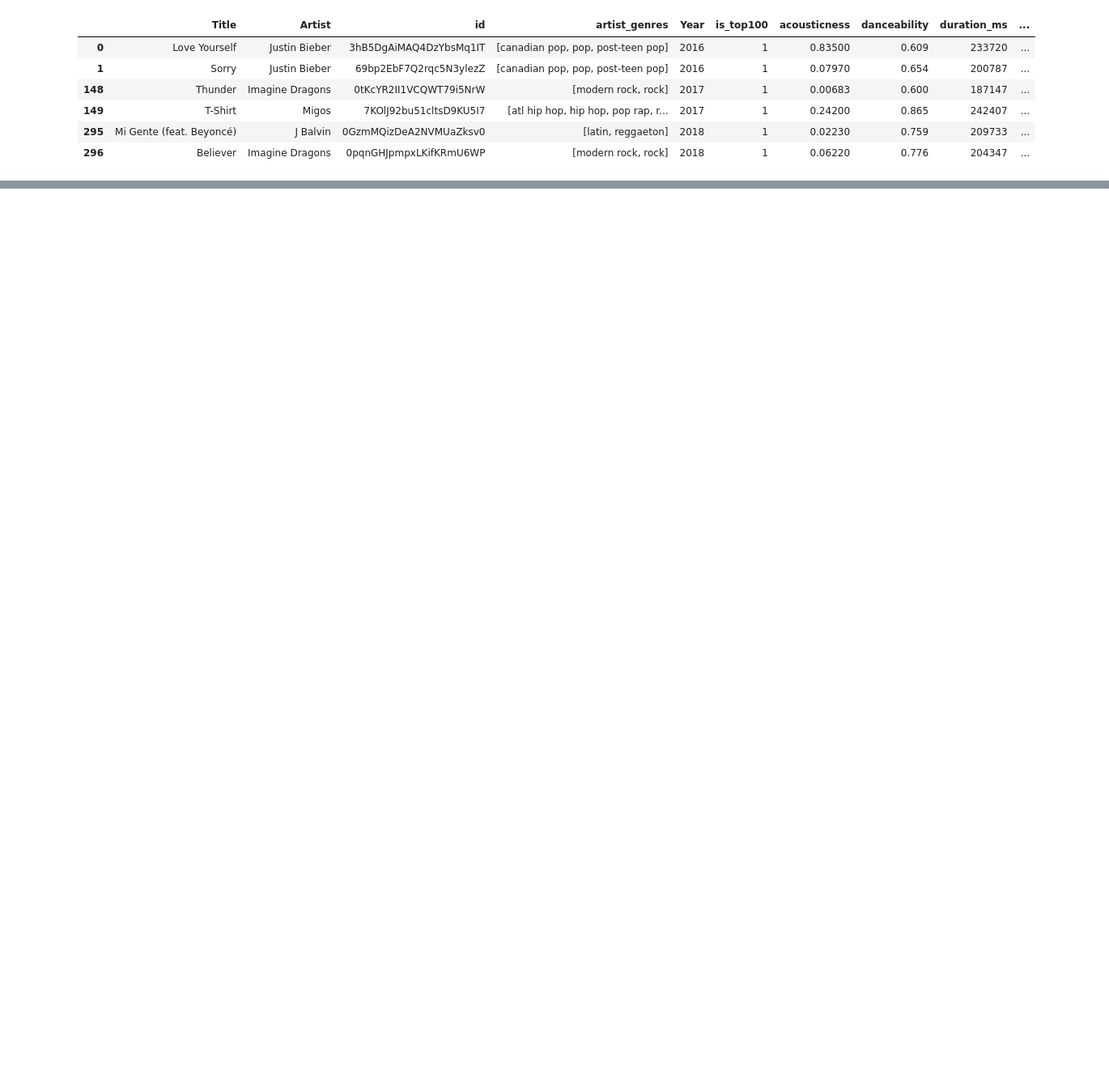
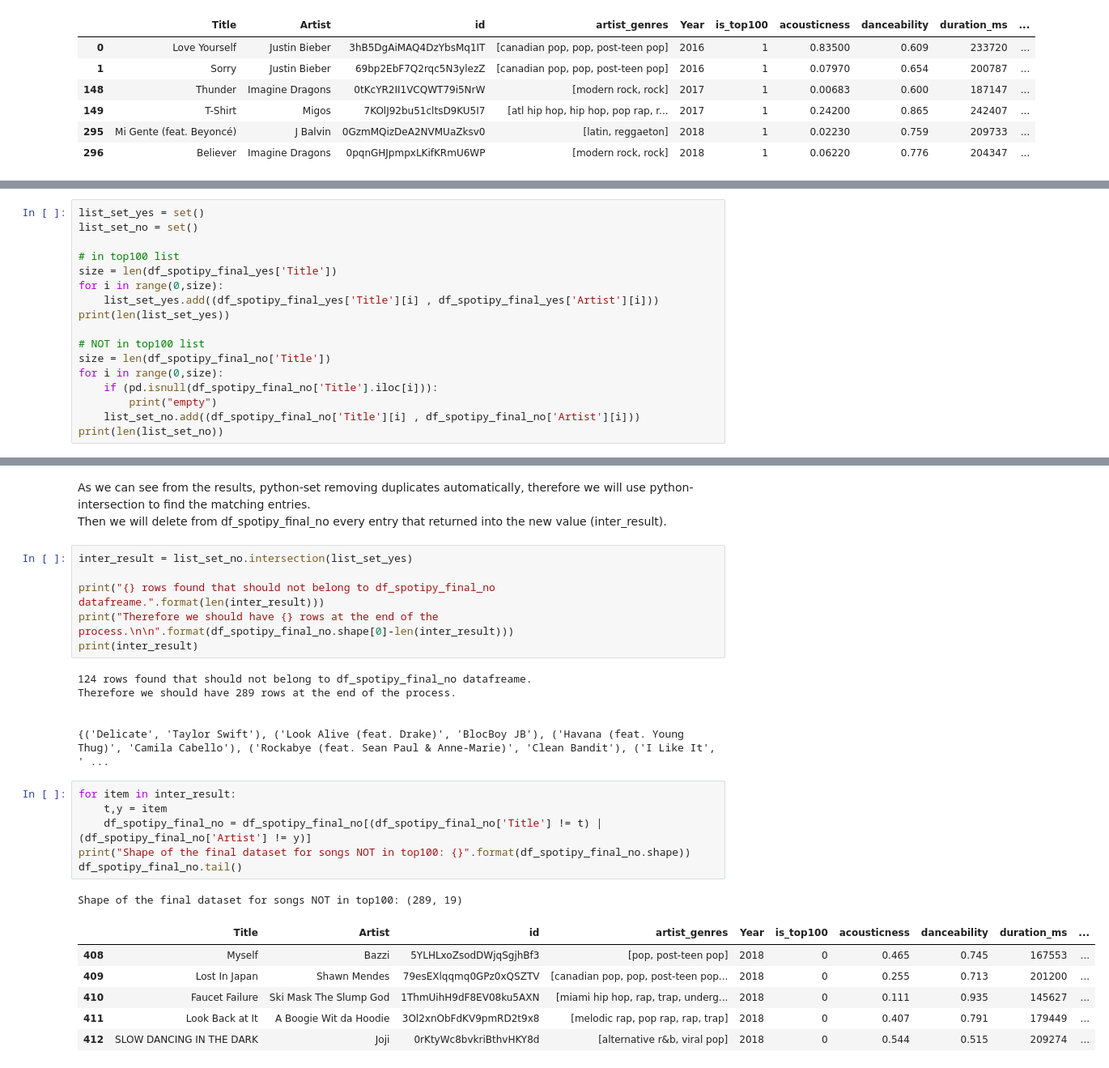
Before and after one commit to makaralis/Music-Project, a Jupyter notebook: FinalProject/getDataFromSpotify.ipynb, the cells around one changed output, grey strips where cells are left out. Shown: that part at 81% size. Cells and saved outputs as stored; diff of their text form; blank space fills up the shorter version.

```diff
--- a/FinalProject/getDataFromSpotify.ipynb
+++ b/FinalProject/getDataFromSpotify.ipynb
@@ -558,0 +533,17 @@ Shape of the dataset: (631, 37)
+# %%
+list_set_yes = set()
+list_set_no = set()
+
+# in top100 list
+size = len(df_spotipy_final_yes['Title'])
+for i in range(0,size):
+    list_set_yes.add((df_spotipy_final_yes['Title'][i] , df_spotipy_final_yes['Artist'][i]))
+print(len(list_set_yes))
+
+# NOT in top100 list
+size = len(df_spotipy_final_no['Title'])
+for i in range(0,size):
+    if (pd.isnull(df_spotipy_final_no['Title'].iloc[i])):
+        print("empty")
+    list_set_no.add((df_spotipy_final_no['Title'][i] , df_spotipy_final_no['Artist'][i]))
+print(len(list_set_no))
@@ -558,0 +562,29 @@ Shape of the dataset: (631, 37)
+# %% [markdown]
+As we can see from the results, python-set removing duplicates automatically, therefore we will use python-intersection to find the matching entries.<br>
+Then we will delete from df_spotipy_final_no every entry that returned into the new value (inter_result).
+# %%
+inter_result = list_set_no.intersection(list_set_yes)
+
+print("{} rows found that should not belong to df_spotipy_final_no datafreame.".format(len(inter_result)))
+print("Therefore we should have {} rows at the end of the process.\n\n".format(df_spotipy_final_no.shape[0]-len(inter_result)))
+print(inter_result)
+# %% [output]
+124 rows found that should not belong to df_spotipy_final_no datafreame.
+Therefore we should have 289 rows at the end of the process.
+
+
+{('Delicate', 'Taylor Swift'), ('Look Alive (feat. Drake)', 'BlocBoy JB'), ('Havana (feat. Young Thug)', 'Camila Cabello'), ('Rockabye (feat. Sean Paul & Anne-Marie)', 'Clean Bandit'), ('I Like It', ' ...
+# %%
+for item in inter_result:
+    t,y = item
+    df_spotipy_final_no = df_spotipy_final_no[(df_spotipy_final_no['Title'] != t) | (df_spotipy_final_no['Artist'] != y)]
+print("Shape of the final dataset for songs NOT in top100: {}".format(df_spotipy_final_no.shape))
+df_spotipy_final_no.tail()
+# %% [output]
+Shape of the final dataset for songs NOT in top100: (289, 19)
+|  | Title | Artist | id | artist_genres | Year | is_top100 | acousticness | danceability | duration_ms | ... |
+| 408 | Myself | Bazzi | 5YLHLxoZsodDWjqSgjhBf3 | [pop, post-teen pop] | 2018 | 0 | 0.465 | 0.745 | 167553 | ... |
+| 409 | Lost In Japan | Shawn Mendes | 79esEXlqqmq0GPz0xQSZTV | [canadian pop, pop, post-teen pop... | 2018 | 0 | 0.255 | 0.713 | 201200 | ... |
+| 410 | Faucet Failure | Ski Mask The Slump God | 1ThmUihH9dF8EV08ku5AXN | [miami hip hop, rap, trap, underg... | 2018 | 0 | 0.111 | 0.935 | 145627 | ... |
+| 411 | Look Back at It | A Boogie Wit da Hoodie | 3Ol2xnObFdKV9pmRD2t9x8 | [melodic rap, pop rap, rap, trap] | 2018 | 0 | 0.407 | 0.791 | 179449 | ... |
+| 412 | SLOW DANCING IN THE DARK | Joji | 0rKtyWc8bvkriBthvHKY8d | [alternative r&b, viral pop] | 2018 | 0 | 0.544 | 0.515 | 209274 | ... |
```
Also changed, not shown: parts of 22 cells of this notebook, 2 other files.
